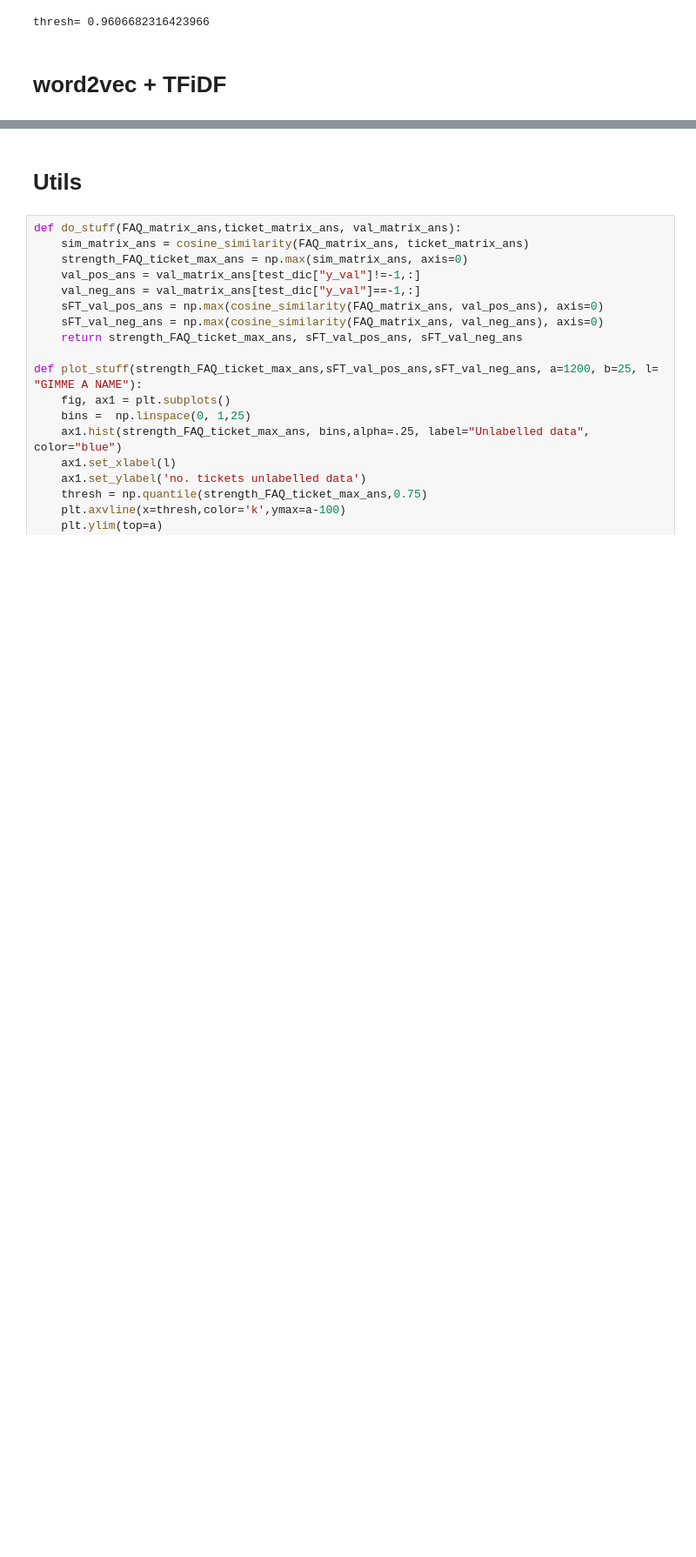
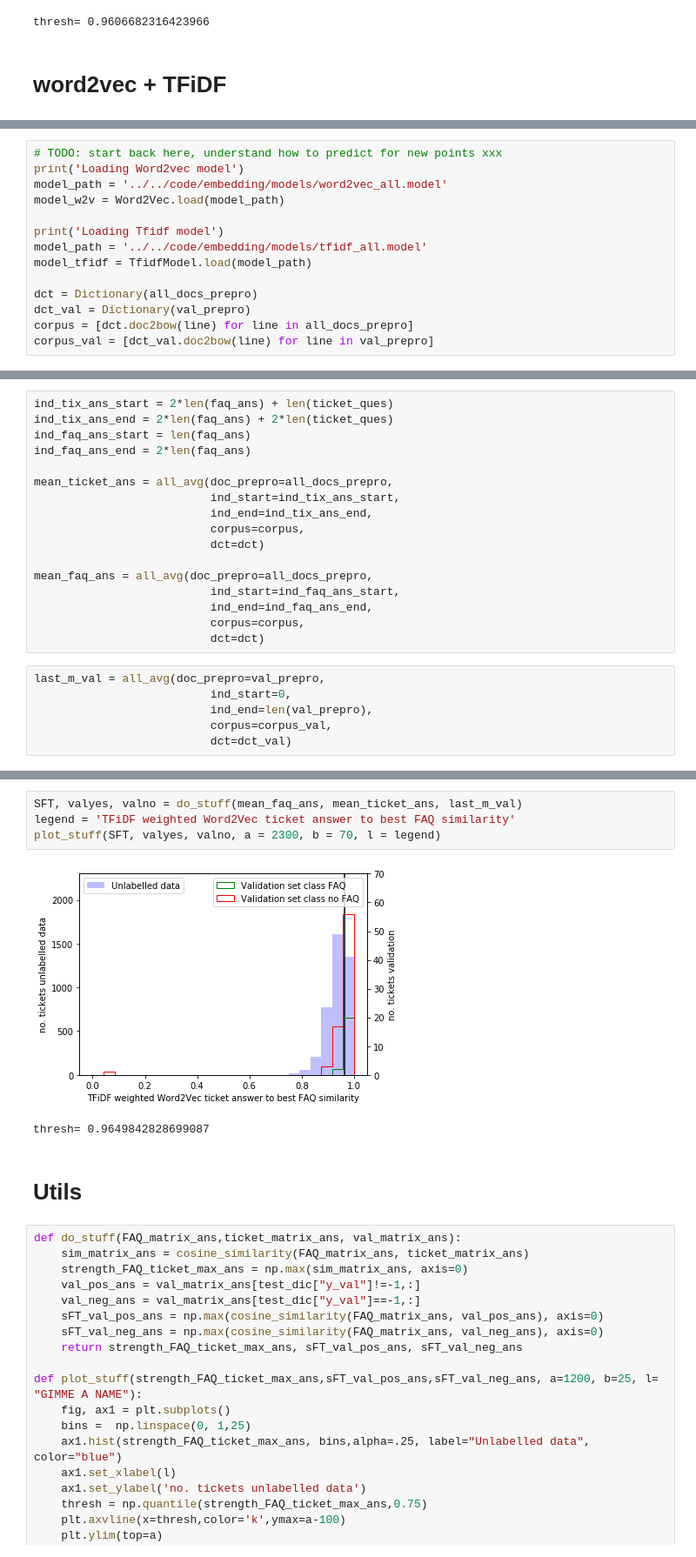
Before and after one commit to mmr12/Data-Science-lab-2018, a Jupyter notebook: PreperationWork/Poster_figs/Similarities_figs.ipynb, the cells around one changed output, grey strips where cells are left out. Shown at 87% size. Drawn from its saved outputs; the diff is of its cells as text; blank space fills up the shorter version.

```diff
--- a/PreperationWork/Poster_figs/Similarities_figs.ipynb
+++ b/PreperationWork/Poster_figs/Similarities_figs.ipynb
@@ -219,0 +177,14 @@ def all_average(dat, corpus, dct, model_w2v, model_tfidf, id_dict, all_docs_prep
+# %%
+# TODO: start back here, understand how to predict for new points xxx
+print('Loading Word2vec model')
+model_path = '../../code/embedding/models/word2vec_all.model'
+model_w2v = Word2Vec.load(model_path)
+
+print('Loading Tfidf model')
+model_path = '../../code/embedding/models/tfidf_all.model'
+model_tfidf = TfidfModel.load(model_path)
+
+dct = Dictionary(all_docs_prepro)
+dct_val = Dictionary(val_prepro)
+corpus = [dct.doc2bow(line) for line in all_docs_prepro]
+corpus_val = [dct_val.doc2bow(line) for line in val_prepro]
@@ -219,0 +194,23 @@ def all_average(dat, corpus, dct, model_w2v, model_tfidf, id_dict, all_docs_prep
+# %%
+ind_tix_ans_start = 2*len(faq_ans) + len(ticket_ques)
+ind_tix_ans_end = 2*len(faq_ans) + 2*len(ticket_ques)
+ind_faq_ans_start = len(faq_ans)
+ind_faq_ans_end = 2*len(faq_ans)
+
+mean_ticket_ans = all_avg(doc_prepro=all_docs_prepro,
+                          ind_start=ind_tix_ans_start,
+                          ind_end=ind_tix_ans_end,
+                          corpus=corpus,
+                          dct=dct)
+
+mean_faq_ans = all_avg(doc_prepro=all_docs_prepro,
+                          ind_start=ind_faq_ans_start,
+                          ind_end=ind_faq_ans_end,
+                          corpus=corpus,
+                          dct=dct)
+# %%
+last_m_val = all_avg(doc_prepro=val_prepro,
+                          ind_start=0,
+                          ind_end=len(val_prepro),
+                          corpus=corpus_val,
+                          dct=dct_val)
@@ -220,3 +223,10 @@ def all_average(dat, corpus, dct, model_w2v, model_tfidf, id_dict, all_docs_prep
+# %%
+SFT, valyes, valno = do_stuff(mean_faq_ans, mean_ticket_ans, last_m_val)
+legend = 'TFiDF weighted Word2Vec ticket answer to best FAQ similarity'
+plot_stuff(SFT, valyes, valno, a = 2300, b = 70, l = legend)
+# %% [output]
+[figure, added]
+thresh= 0.9649842828699087
 # %% [markdown]
 # Utils
 # %%
```
Also changed, not shown: parts of 6 cells of this notebook, 8 other files.
